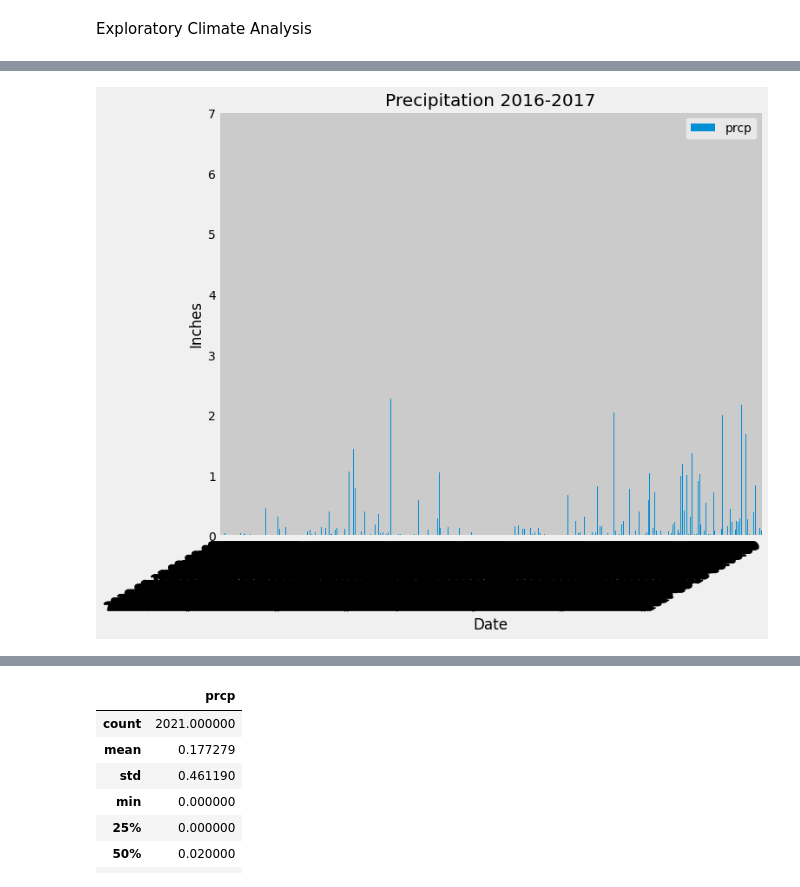
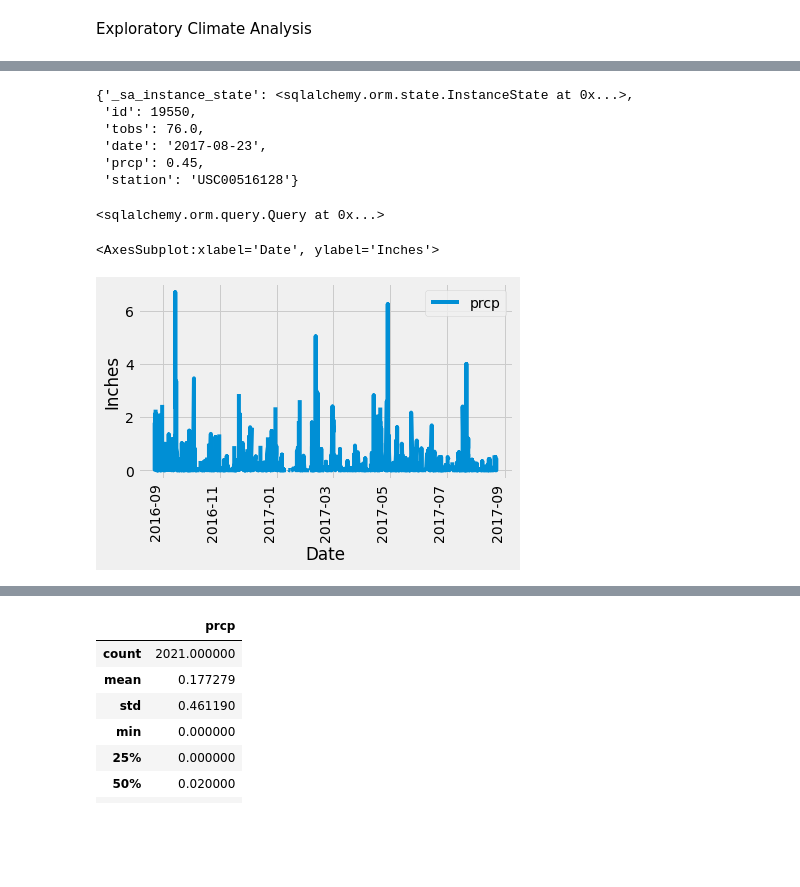
Before and after one commit to Witwer93/sqlalchemy-challenge, a Jupyter notebook: jupyter_notebook_work.ipynb, the cells around one changed output, grey strips where cells are left out. Drawn from its saved outputs; the diff is of its cells as text; code cells hidden in the pictures; blank space fills up the shorter version.

```diff
--- a/jupyter_notebook_work.ipynb
+++ b/jupyter_notebook_work.ipynb
@@ -53,32 +51,40 @@ first_row.__dict__
+# %%
+# Design a query to retrieve the last 12 months of precipitation data and plot the results
+# Calculate the date 1 year ago from the last data point in the database
+last_item = session.query(measurement).order_by(measurement.id.desc()).first()
+last_item.__dict__
+
+#   2016-08-23
+# %% [output]
+{'_sa_instance_state': <sqlalchemy.orm.state.InstanceState at 0x...>,
+ 'id': 19550,
+ 'tobs': 76.0,
+ 'date': '2017-08-23',
+ 'prcp': 0.45,
+ 'station': 'USC00516128'}
+# %%
+qry = session.query(measurement.prcp, measurement.date).filter((measurement.date <= '2017-08-23'),
+                                                               (measurement.date >= '2016-08-23'))
+qry
+# %% [output]
+<sqlalchemy.orm.query.Query at 0x...>
 # %%
-# Design a query to retrieve the last 12 months of precipitation data and plot the results
-# Calculate the date 1 year ago from the last data point in the database
-last_item = session.query(measurement).order_by(measurement.id.desc()).first()
-last_item.__dict__
-
-#   2016-08-23
-
 
 # Perform a query to retrieve the data and precipitation scores
 qry = session.query(measurement.prcp, measurement.date).filter((measurement.date <= '2017-08-23'), (measurement.date >= '2016-08-23'))
 
 # Save the query results as a Pandas DataFrame and set the index to the date column
 measurement_df = pd.DataFrame(columns=['prcp', 'date'])
 measurement_df = pd.read_sql(qry.statement, qry.session.bind)
-measurement_df.set_index(['date'])
-measurement_df.rename(columns={})
+
+#measurement_df = measurement_df.rename(columns={})
 
 # Sort the dataframe by date
 measurement_df['date'] = pd.to_datetime(measurement_df['date'])
-measurement_df.sort_values(by=['date'])
+measurement_df = measurement_df.sort_values(by=['date'])
+#measurement_df = measurement_df.set_index(['date'])
 
-# Use Pandas Plotting with Matplotlib to plot the data
-fig, ax = plt.subplots(figsize=[10,10])
-prcp_bar = measurement_df.plot(kind='bar', x='date', y='prcp', legend=True, ax=ax,
-                               xlabel='Date', ylabel='Inches', title= 'Precipitation 2016-2017')
-
-prcp_bar.legend(loc=1)
-ax.figure.autofmt_xdate()
-plt.show()
+measurement_df.plot(x='date', y='prcp', rot=90, xlabel='Date', ylabel='Inches',)
 # %% [output]
+<AxesSubplot:xlabel='Date', ylabel='Inches'>
-[figure, old version]
+[figure, new version]
```
Also changed, not shown: parts of 4 cells of this notebook.
